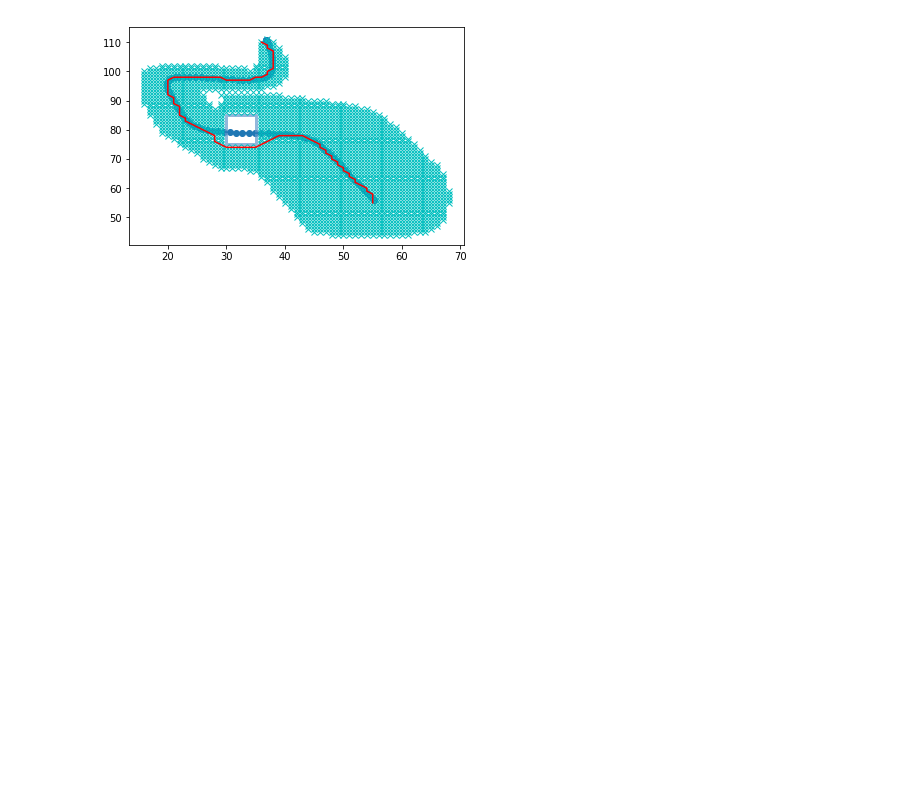
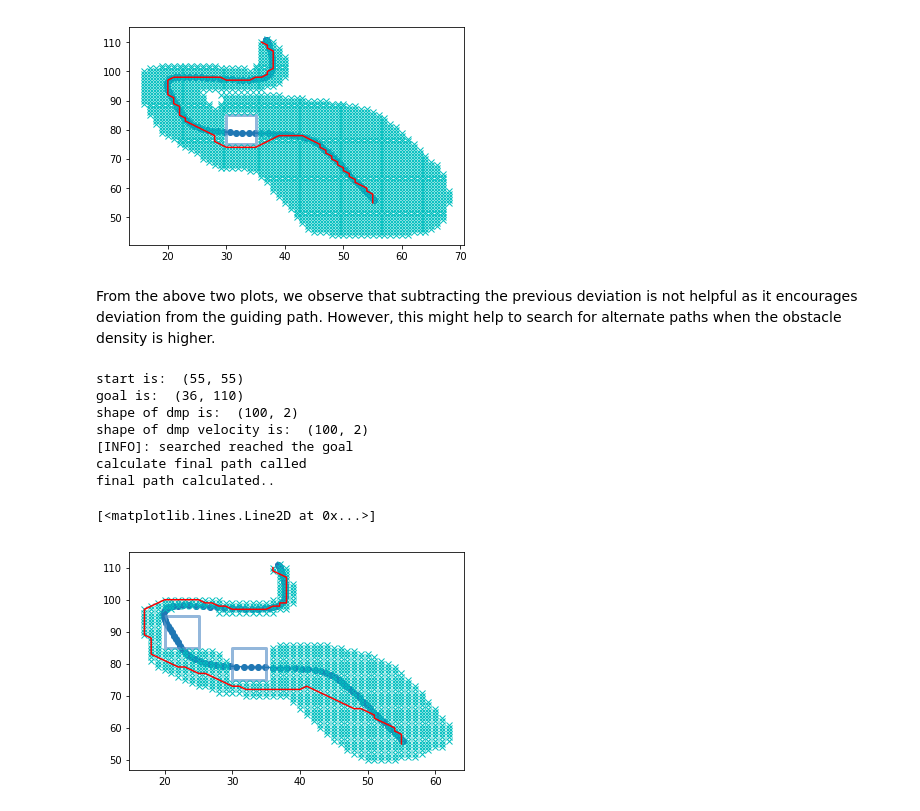
Before and after one commit to gutsy-robot/pydmps, a Jupyter notebook: pydmps/dmp_obstacle_avoidance_algo.ipynb, the cells around one changed output. Drawn from its saved outputs; the diff is of its cells as text; code cells hidden in the pictures; blank space fills up the shorter version.

Commit message:
added alter cost examples

```diff
--- a/pydmps/dmp_obstacle_avoidance_algo.ipynb
+++ b/pydmps/dmp_obstacle_avoidance_algo.ipynb
@@ -364,3 +364,33 @@ calculate final path called
 final path calculated..
 [<matplotlib.lines.Line2D at 0x...>]
 [figure]
+# %% [markdown]
+From the above two plots, we observe that subtracting the previous deviation is not helpful as it encourages deviation from the guiding path. However, this might help to search for alternate paths when the obstacle density is higher.
+# %%
+grid_size = 1.0
+
+coords2 = [(20.0, 85), (20.0, 95), (25.0, 95), (25, 85)]
+
+obstacle2 = Polygon(coords2)
+ob_x2, ob_y2 = obstacle2.exterior.xy
+
+plt.plot(ob_x, ob_y, color='#6699cc', alpha=0.7, linewidth=3, solid_capstyle='round', zorder=2)
+plt.plot(ob_x2, ob_y2, color='#6699cc', alpha=0.7, linewidth=3, solid_capstyle='round', zorder=2)
+
+plt.plot(y_track_nc[:, 0], y_track_nc[:, 1])
+plt.scatter(y_track_nc[:, 0], y_track_nc[:, 1])
+
+rx, ry = dijkstra_planning(floor(x[0]), floor(y[0]), floor(x[-1]), floor(y[-1]), [obstacle, obstacle2], grid_size,
+                          dmp=y_track_nc, dmp_vel=dy_track_nc, dt=dmp.dt)
+
+plt.plot(rx, ry, "-r")
+# %% [output]
+start is:  (55, 55)
+goal is:  (36, 110)
+shape of dmp is:  (100, 2)
+shape of dmp velocity is:  (100, 2)
+[INFO]: searched reached the goal
+calculate final path called
+final path calculated..
+[<matplotlib.lines.Line2D at 0x...>]
+[figure, added]
```
Also changed, not shown: parts of 6 cells of this notebook.
